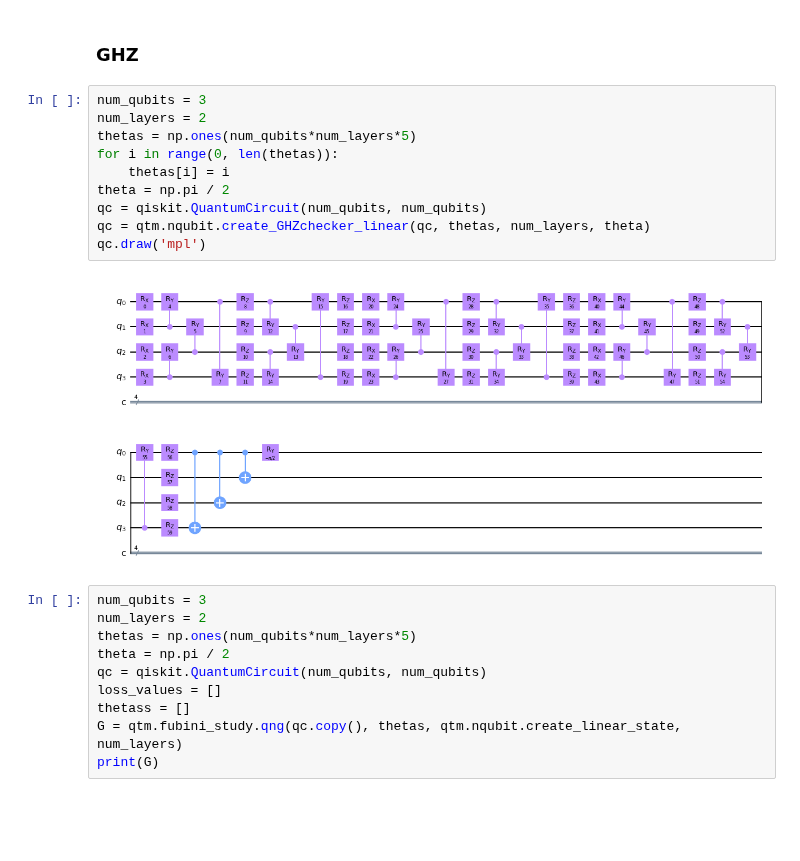
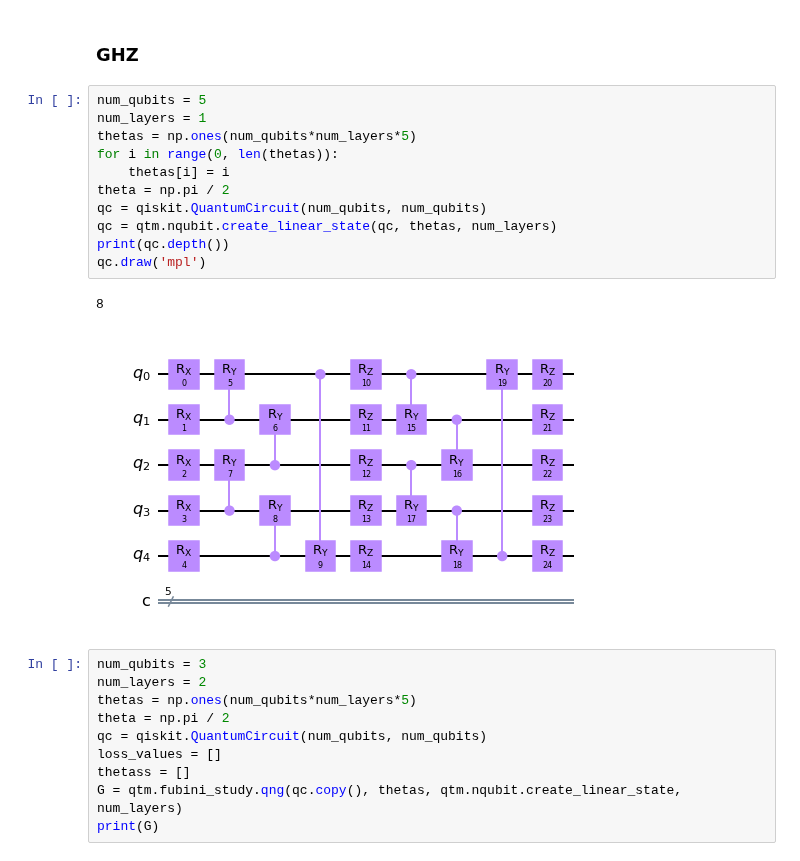
Before and after one commit to vutuanhai237/UC-VQA, a Jupyter notebook: codes/graph_ansatz/linear_ansatz_qng.ipynb, the cells around one changed output. Cells and saved outputs as stored; diff of their text form; blank space fills up the shorter version.

```diff
--- a/codes/graph_ansatz/linear_ansatz_qng.ipynb
+++ b/codes/graph_ansatz/linear_ansatz_qng.ipynb
@@ -13,17 +13,19 @@ importlib.reload(qtm.constant)
 # %% [markdown]
 ### GHZ
 # %%
-num_qubits = 3
-num_layers = 2
+num_qubits = 5
+num_layers = 1
 thetas = np.ones(num_qubits*num_layers*5)
 for i in range(0, len(thetas)):
     thetas[i] = i
 theta = np.pi / 2
 qc = qiskit.QuantumCircuit(num_qubits, num_qubits)
-qc = qtm.nqubit.create_GHZchecker_linear(qc, thetas, num_layers, theta)
+qc = qtm.nqubit.create_linear_state(qc, thetas, num_layers)
+print(qc.depth())
 qc.draw('mpl')
 # %% [output]
+8
-[figure, old version]
+[figure, new version]
 # %%
 num_qubits = 3
 num_layers = 2
```
Also changed, not shown: 10 other files.
